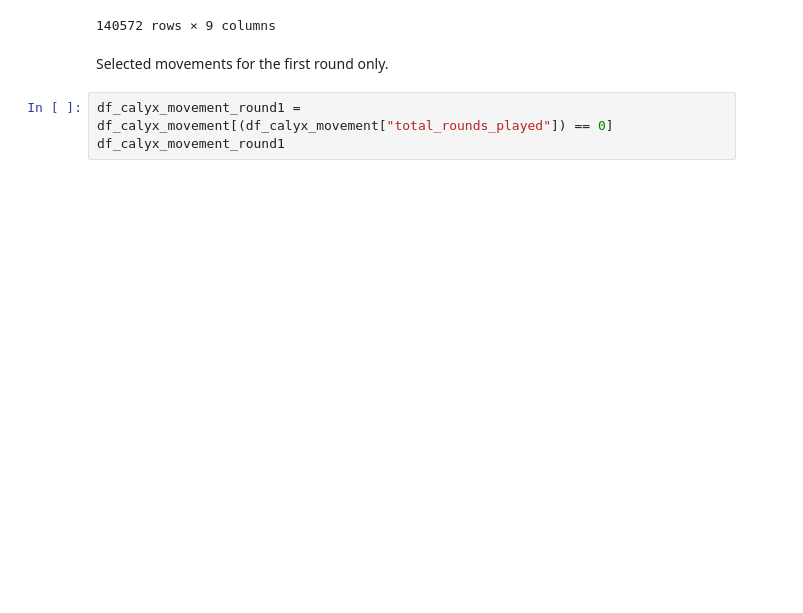
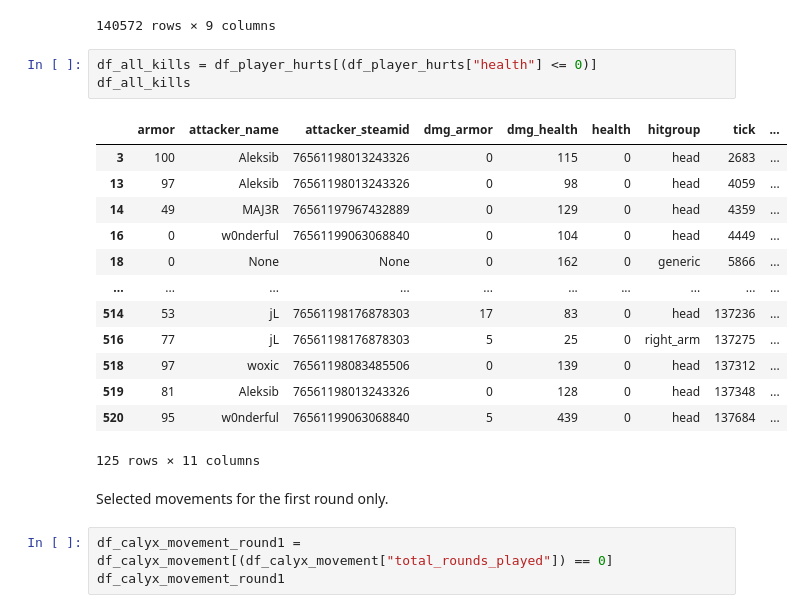
Before and after one commit to jakubcernik/VSB-Esport, a Jupyter notebook: task1.ipynb, the cells around one changed output. Saved outputs shown, nothing was run; the diff lists cells and outputs as text; blank space fills up the shorter version.

Commit message:
+ array with all kills around the map

```diff
--- a/task1.ipynb
+++ b/task1.ipynb
@@ -236,6 +236,23 @@ df_calyx_movement
 | 1405701 | 18 | 5 | T | -1736.228027 | 849.113464 | False | 140591 | 76561198052546265 | ... |
 | 1405711 | 18 | 5 | T | -1736.228027 | 849.113464 | False | 140592 | 76561198052546265 | ... |
 140572 rows × 9 columns
+# %%
+df_all_kills = df_player_hurts[(df_player_hurts["health"] <= 0)]
+df_all_kills
+# %% [output]
+|  | armor | attacker_name | attacker_steamid | dmg_armor | dmg_health | health | hitgroup | tick | ... |
+| 3 | 100 | Aleksib | 76561198013243326 | 0 | 115 | 0 | head | 2683 | ... |
+| 13 | 97 | Aleksib | 76561198013243326 | 0 | 98 | 0 | head | 4059 | ... |
+| 14 | 49 | MAJ3R | 76561197967432889 | 0 | 129 | 0 | head | 4359 | ... |
+| 16 | 0 | w0nderful | 76561199063068840 | 0 | 104 | 0 | head | 4449 | ... |
+| 18 | 0 | None | None | 0 | 162 | 0 | generic | 5866 | ... |
+| ... | ... | ... | ... | ... | ... | ... | ... | ... | ... |
+| 514 | 53 | jL | 76561198176878303 | 17 | 83 | 0 | head | 137236 | ... |
+| 516 | 77 | jL | 76561198176878303 | 5 | 25 | 0 | right_arm | 137275 | ... |
+| 518 | 97 | woxic | 76561198083485506 | 0 | 139 | 0 | head | 137312 | ... |
+| 519 | 81 | Aleksib | 76561198013243326 | 0 | 128 | 0 | head | 137348 | ... |
+| 520 | 95 | w0nderful | 76561199063068840 | 5 | 439 | 0 | head | 137684 | ... |
+125 rows × 11 columns
 # %% [markdown]
 Selected movements for the first round only.
 # %%
```
Also changed, not shown: parts of 1 cell of this notebook.
